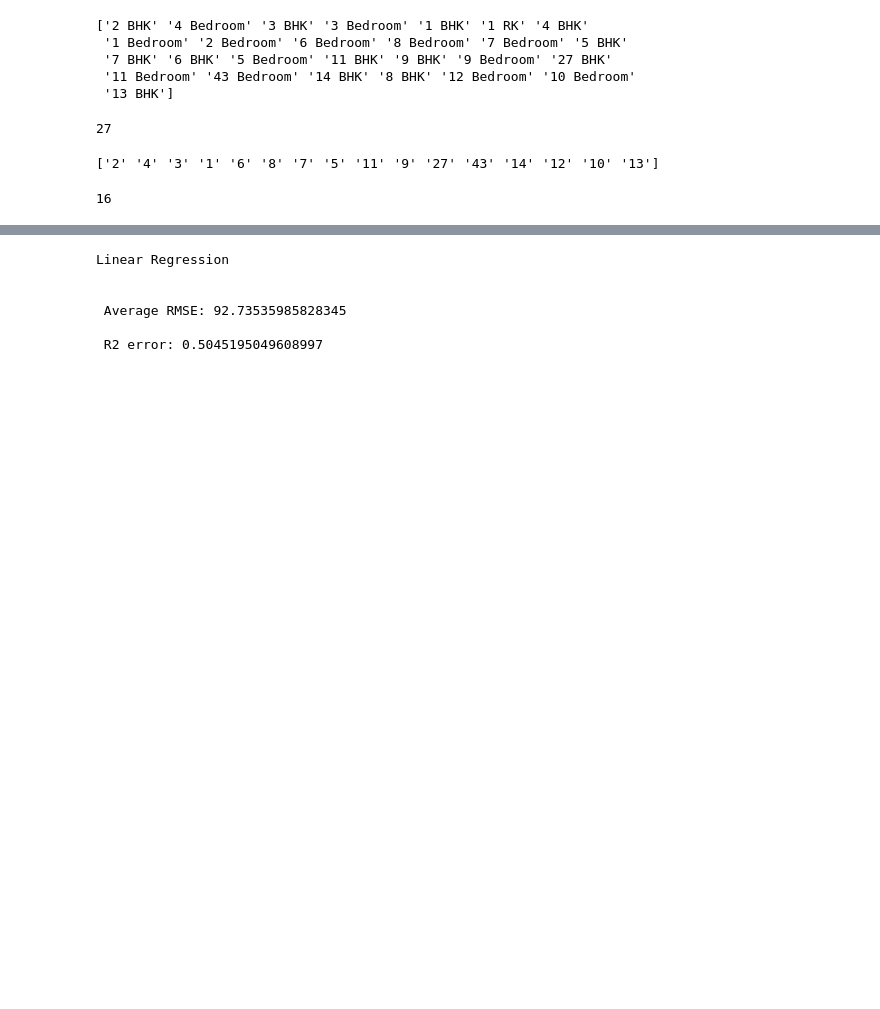
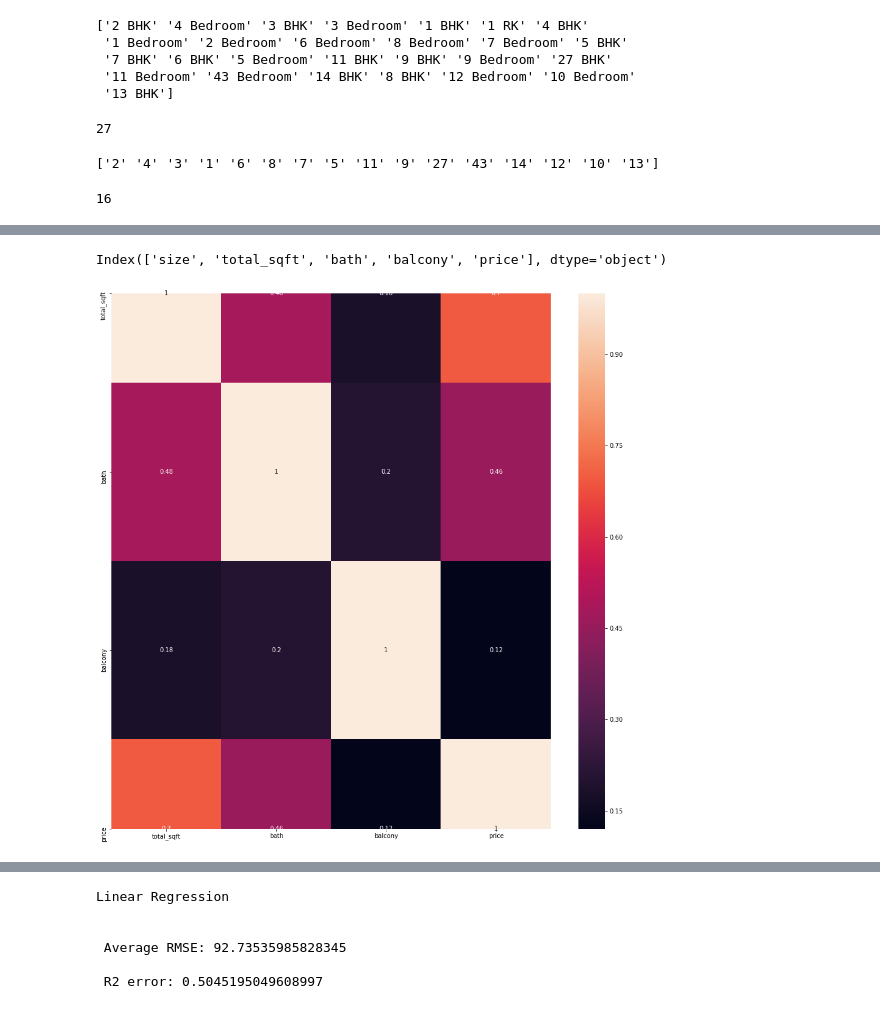
Before and after one commit to MDM0764/Bangalore-House-Price-Prediction, a Jupyter notebook: Bangalore_prediction.ipynb, the cells around one changed output, grey strips where cells are left out. Cells and saved outputs as stored; diff of their text form; code cells hidden in the pictures; blank space fills up the shorter version.

```diff
--- a/Bangalore_prediction.ipynb
+++ b/Bangalore_prediction.ipynb
@@ -162,0 +222,11 @@ x_train_data.shape
+# %%
+numerical_data = x_train_data.copy()
+numerical_data['price'] = y_train_data
+print(numerical_data.columns)
+corr_matrix = numerical_data.corr()
+plt.figure(figsize=(16,16))
+sns.heatmap(corr_matrix,annot=True)
+plt.show()
+# %% [output]
+Index(['size', 'total_sqft', 'bath', 'balcony', 'price'], dtype='object')
+[figure, added]
```
Also changed, not shown: parts of 27 cells of this notebook, 2 other files.
